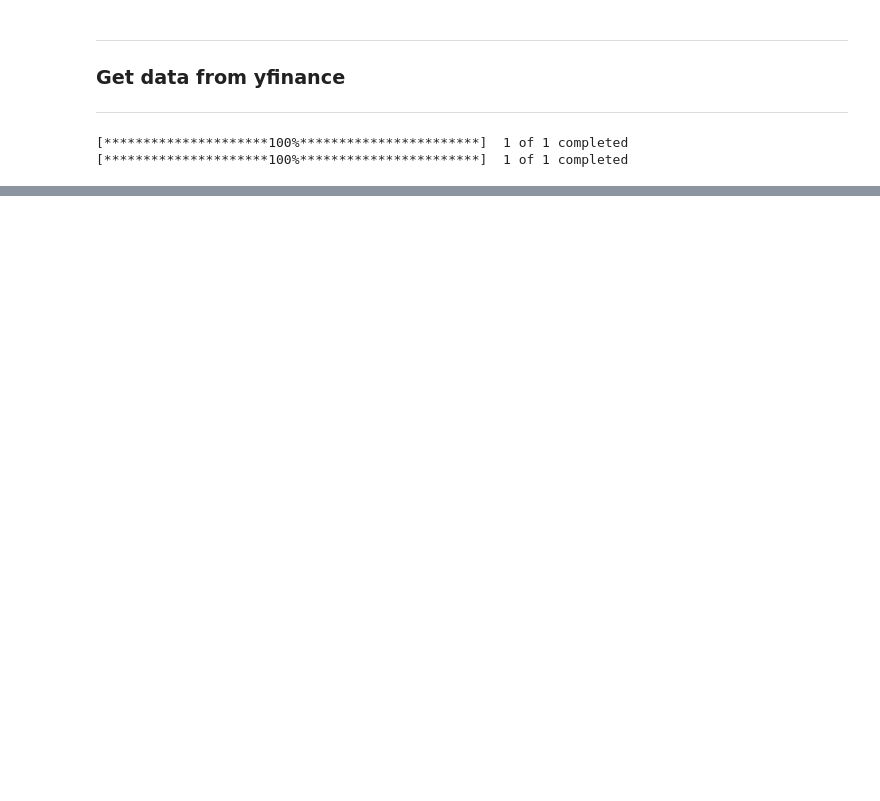
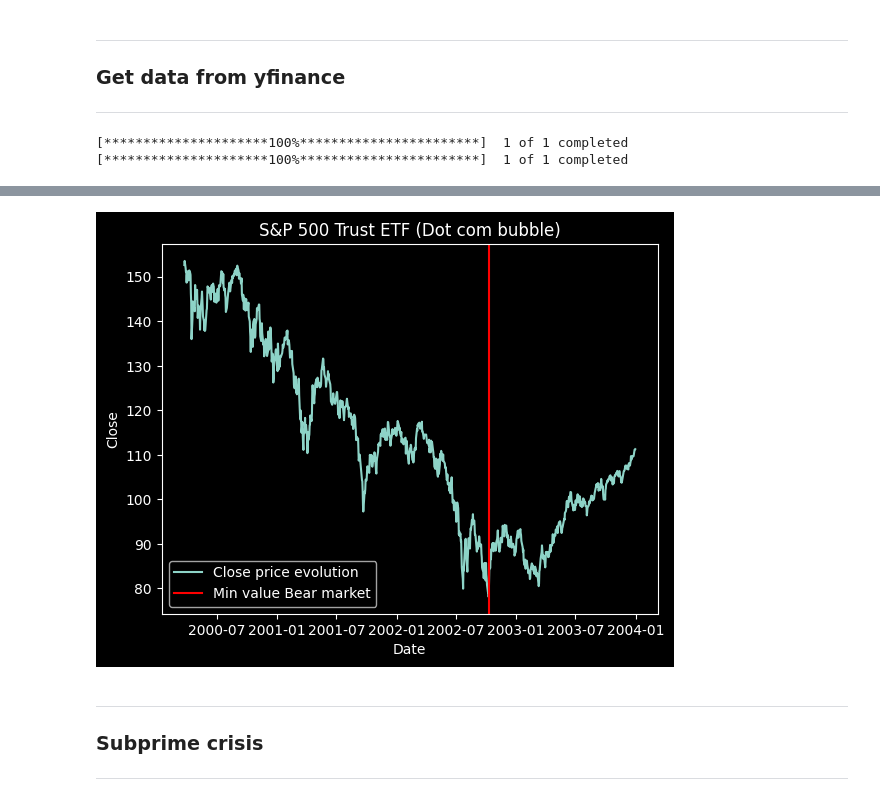
Before and after one commit to PhDNoe/PI_SP500, a Jupyter notebook: EDA/Initial_Eda.ipynb, the cells around one changed output, grey strips where cells are left out. Saved outputs shown, nothing was run; the diff lists cells and outputs as text; code cells hidden in the pictures; blank space fills up the shorter version.

```diff
--- a/EDA/Initial_Eda.ipynb
+++ b/EDA/Initial_Eda.ipynb
@@ -85,0 +146,3 @@ sp500_cap_by_day.head()
+# %%
+dot_com_bubble = sp500_cap_by_day['2000-01-01':'2004-01-01']
+dot_com_bubble.head()
@@ -85,0 +157,5 @@ sp500_cap_by_day.head()
+# %%
+# mask = dot_com_bubble['Close'].min()==dot_com_bubble['Close']
+# dot_com_bubble[mask]
+min_date = dot_com_bubble.loc[dot_com_bubble['Close'].idxmin(), 'Date']
+min_date
@@ -85,0 +164,13 @@ sp500_cap_by_day.head()
+# %%
+sns.lineplot(x="Date", y="Close", data=dot_com_bubble, label="Close price evolution")
+plt.axvline(x=min_date, label="Min value Bear market", color='red')
+plt.title("S&P 500 Trust ETF (Dot com bubble)")
+plt.legend()
+plt.show()
+# %% [output]
+[figure, added]
+# %% [markdown]
+---
+### Subprime crisis
+
+---
```
Also changed, not shown: parts of 18 cells of this notebook, 1 other file.
